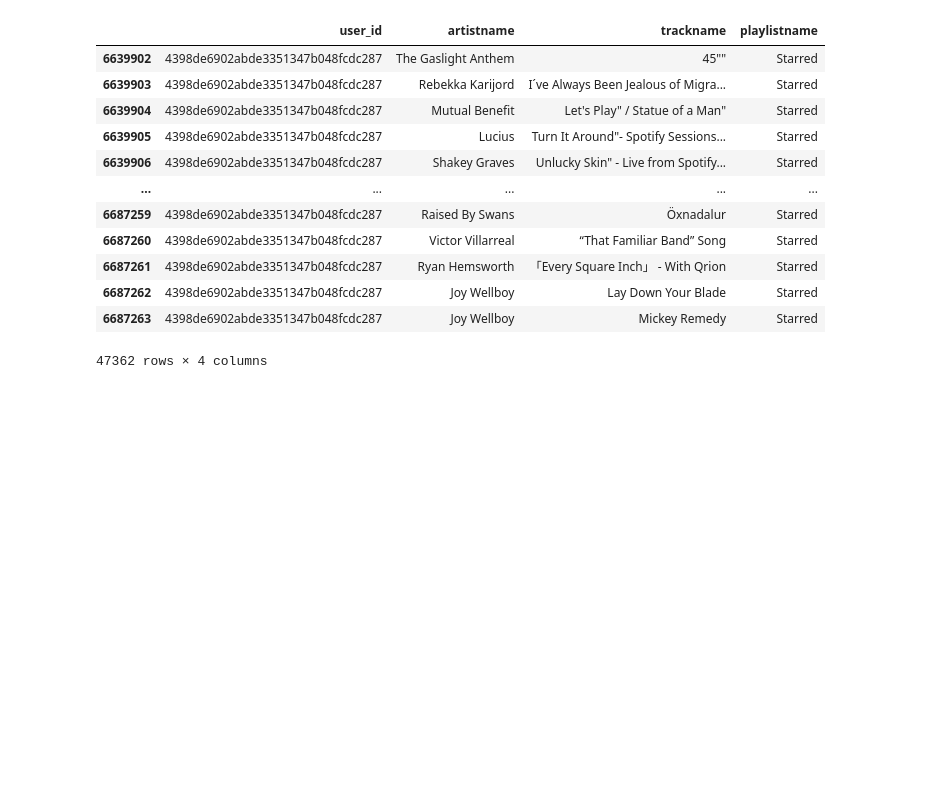
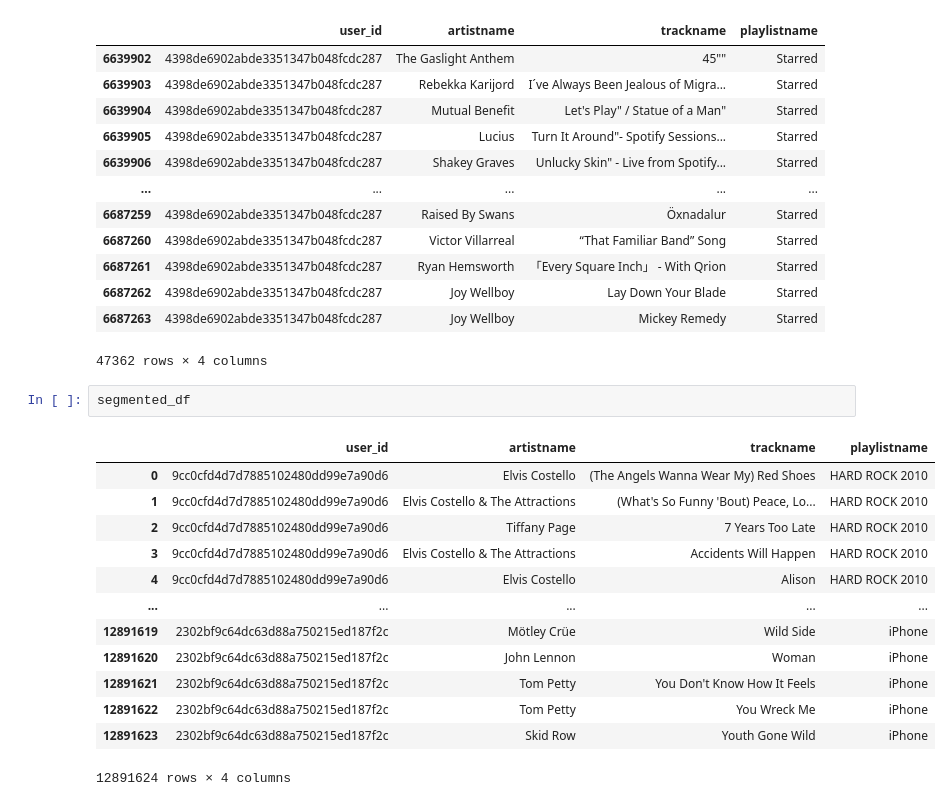
Before and after one commit to ajaythecoder21/Spotify_Personalized_Recommendations, a Jupyter notebook: recommendation.ipynb, the cells around one changed output. Drawn from its saved outputs; the diff is of its cells as text; blank space fills up the shorter version.

```diff
--- a/recommendation.ipynb
+++ b/recommendation.ipynb
@@ -151,5 +151,21 @@ segmented_df[(segmented_df['user_id'] == '4398de6902abde3351347b048fcdc287') & (
 | 6687262 | 4398de6902abde3351347b048fcdc287 | Joy Wellboy | ﻿Lay Down Your Blade | Starred |
 | 6687263 | 4398de6902abde3351347b048fcdc287 | Joy Wellboy | ﻿Mickey Remedy | Starred |
 47362 rows × 4 columns
+# %%
+segmented_df
+# %% [output]
+|  | user_id | artistname | trackname | playlistname |
+| 0 | 9cc0cfd4d7d7885102480dd99e7a90d6 | Elvis Costello | (The Angels Wanna Wear My) Red Shoes | HARD ROCK 2010 |
+| 1 | 9cc0cfd4d7d7885102480dd99e7a90d6 | Elvis Costello & The Attractions | (What's So Funny 'Bout) Peace, Lo... | HARD ROCK 2010 |
+| 2 | 9cc0cfd4d7d7885102480dd99e7a90d6 | Tiffany Page | 7 Years Too Late | HARD ROCK 2010 |
+| 3 | 9cc0cfd4d7d7885102480dd99e7a90d6 | Elvis Costello & The Attractions | Accidents Will Happen | HARD ROCK 2010 |
+| 4 | 9cc0cfd4d7d7885102480dd99e7a90d6 | Elvis Costello | Alison | HARD ROCK 2010 |
+| ... | ... | ... | ... | ... |
+| 12891619 | 2302bf9c64dc63d88a750215ed187f2c | Mötley Crüe | Wild Side | iPhone |
+| 12891620 | 2302bf9c64dc63d88a750215ed187f2c | John Lennon | Woman | iPhone |
+| 12891621 | 2302bf9c64dc63d88a750215ed187f2c | Tom Petty | You Don't Know How It Feels | iPhone |
+| 12891622 | 2302bf9c64dc63d88a750215ed187f2c | Tom Petty | You Wreck Me | iPhone |
+| 12891623 | 2302bf9c64dc63d88a750215ed187f2c | Skid Row | Youth Gone Wild | iPhone |
+12891624 rows × 4 columns
 # %%
 segmented_df = segmented_df.drop_duplicates(subset=['user_id', 'playlistname'])
```
Also changed, not shown: parts of 36 cells of this notebook.
